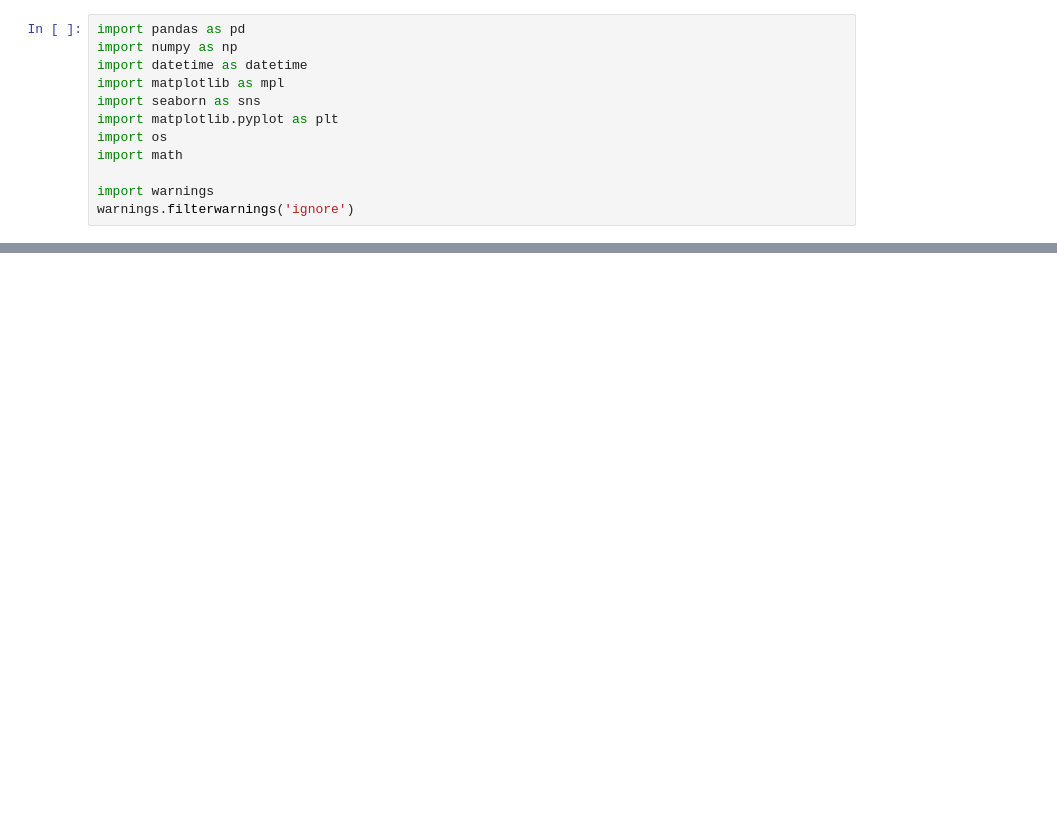
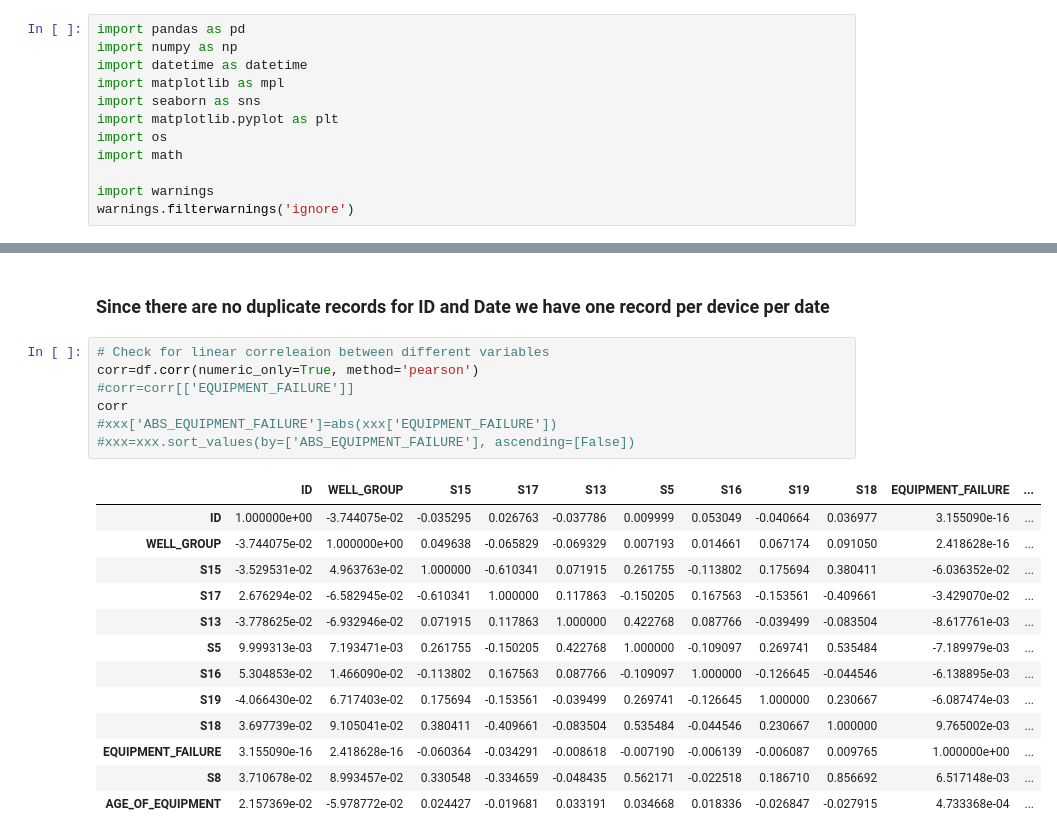
Before and after one commit to amitsas94/equipment_failure, a Jupyter notebook: components/EDA_equipment_failure.ipynb, the cells around one changed output, grey strips where cells are left out. Saved outputs shown, nothing was run; the diff lists cells and outputs as text; blank space fills up the shorter version.

```diff
--- a/components/EDA_equipment_failure.ipynb
+++ b/components/EDA_equipment_failure.ipynb
@@ -37,0 +168,23 @@ sns.pairplot(df, hue="EQUIPMENT_FAILURE", palette="rainbow")
+# %% [markdown]
+### Since there are no duplicate records for ID and Date we have one record per device per date
+# %%
+# Check for linear correleaion between different variables
+corr=df.corr(numeric_only=True, method='pearson')
+#corr=corr[['EQUIPMENT_FAILURE']]
+corr
+#xxx['ABS_EQUIPMENT_FAILURE']=abs(xxx['EQUIPMENT_FAILURE'])
+#xxx=xxx.sort_values(by=['ABS_EQUIPMENT_FAILURE'], ascending=[False])
+# %% [output]
+|  | ID | WELL_GROUP | S15 | S17 | S13 | S5 | S16 | S19 | S18 | EQUIPMENT_FAILURE | ... |
+| ID | 1.000000e+00 | -3.744075e-02 | -0.035295 | 0.026763 | -0.037786 | 0.009999 | 0.053049 | -0.040664 | 0.036977 | 3.155090e-16 | ... |
+| WELL_GROUP | -3.744075e-02 | 1.000000e+00 | 0.049638 | -0.065829 | -0.069329 | 0.007193 | 0.014661 | 0.067174 | 0.091050 | 2.418628e-16 | ... |
+| S15 | -3.529531e-02 | 4.963763e-02 | 1.000000 | -0.610341 | 0.071915 | 0.261755 | -0.113802 | 0.175694 | 0.380411 | -6.036352e-02 | ... |
+| S17 | 2.676294e-02 | -6.582945e-02 | -0.610341 | 1.000000 | 0.117863 | -0.150205 | 0.167563 | -0.153561 | -0.409661 | -3.429070e-02 | ... |
+| S13 | -3.778625e-02 | -6.932946e-02 | 0.071915 | 0.117863 | 1.000000 | 0.422768 | 0.087766 | -0.039499 | -0.083504 | -8.617761e-03 | ... |
+| S5 | 9.999313e-03 | 7.193471e-03 | 0.261755 | -0.150205 | 0.422768 | 1.000000 | -0.109097 | 0.269741 | 0.535484 | -7.189979e-03 | ... |
+| S16 | 5.304853e-02 | 1.466090e-02 | -0.113802 | 0.167563 | 0.087766 | -0.109097 | 1.000000 | -0.126645 | -0.044546 | -6.138895e-03 | ... |
+| S19 | -4.066430e-02 | 6.717403e-02 | 0.175694 | -0.153561 | -0.039499 | 0.269741 | -0.126645 | 1.000000 | 0.230667 | -6.087474e-03 | ... |
+| S18 | 3.697739e-02 | 9.105041e-02 | 0.380411 | -0.409661 | -0.083504 | 0.535484 | -0.044546 | 0.230667 | 1.000000 | 9.765002e-03 | ... |
+| EQUIPMENT_FAILURE | 3.155090e-16 | 2.418628e-16 | -0.060364 | -0.034291 | -0.008618 | -0.007190 | -0.006139 | -0.006087 | 0.009765 | 1.000000e+00 | ... |
+| S8 | 3.710678e-02 | 8.993457e-02 | 0.330548 | -0.334659 | -0.048435 | 0.562171 | -0.022518 | 0.186710 | 0.856692 | 6.517148e-03 | ... |
+| AGE_OF_EQUIPMENT | 2.157369e-02 | -5.978772e-02 | 0.024427 | -0.019681 | 0.033191 | 0.034668 | 0.018336 | -0.026847 | -0.027915 | 4.733368e-04 | ... |
```
Also changed, not shown: parts of 15 cells of this notebook.
